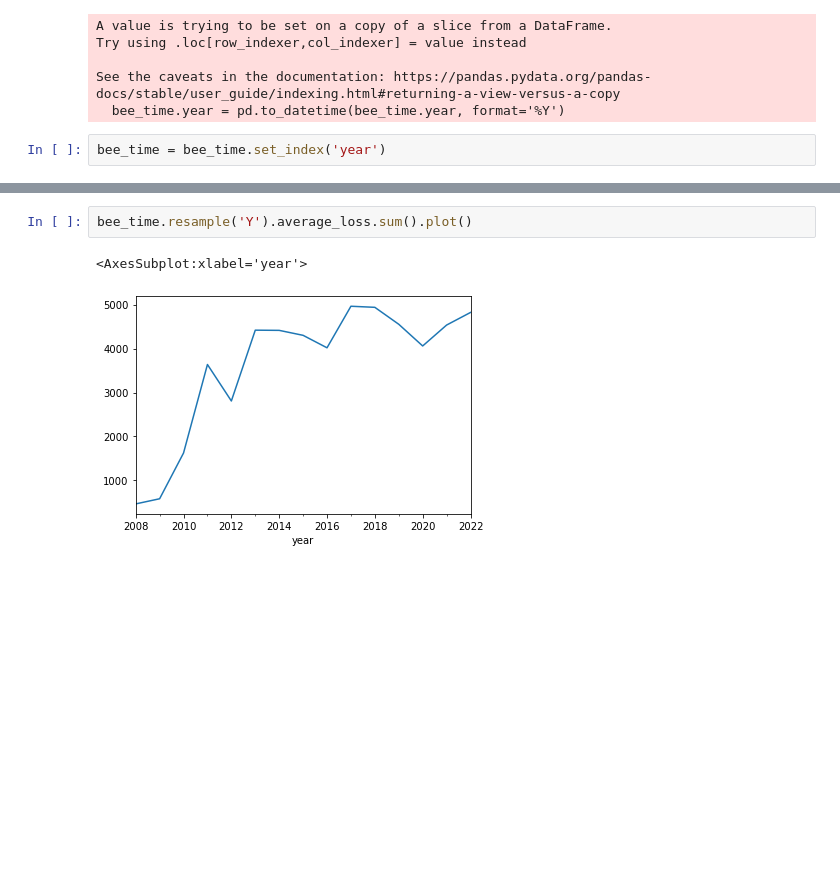
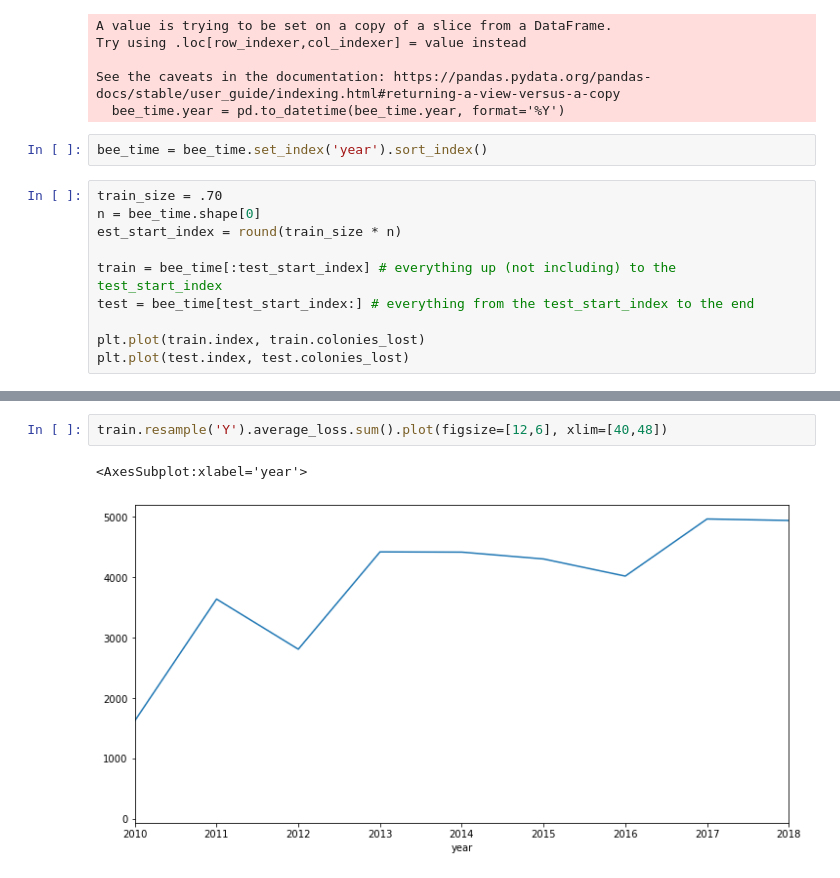
Before and after one commit to Honey-Bee-Roundup-Capstone/dash-repo, a Jupyter notebook: explore2.ipynb, the cells around one changed output, grey strips where cells are left out. Drawn from its saved outputs; the diff is of its cells as text; blank space fills up the shorter version.

Commit message:
more time series

```diff
--- a/explore2.ipynb
+++ b/explore2.ipynb
@@ -255,4 +263,14 @@ Try using .loc[row_indexer,col_indexer] = value instead
 See the caveats in the documentation: https://pandas.pydata.org/pandas-docs/stable/user_guide/indexing.html#returning-a-view-versus-a-copy
   bee_time.year = pd.to_datetime(bee_time.year, format='%Y')
 # %%
-bee_time = bee_time.set_index('year')
+bee_time = bee_time.set_index('year').sort_index()
+# %%
+train_size = .70
+n = bee_time.shape[0]
+est_start_index = round(train_size * n)
+
+train = bee_time[:test_start_index] # everything up (not including) to the test_start_index
+test = bee_time[test_start_index:] # everything from the test_start_index to the end
+
+plt.plot(train.index, train.colonies_lost)
+plt.plot(test.index, test.colonies_lost)
@@ -289,5 +335,5 @@ bee_time.resample('Y').beekeeper_colony_ratio.sum().plot()
 # %%
-bee_time.resample('Y').average_loss.sum().plot()
+train.resample('Y').average_loss.sum().plot(figsize=[12,6], xlim=[40,48])
 # %% [output]
 <AxesSubplot:xlabel='year'>
-[figure, old version]
+[figure, new version]
```
Also changed, not shown: parts of 48 cells of this notebook.
